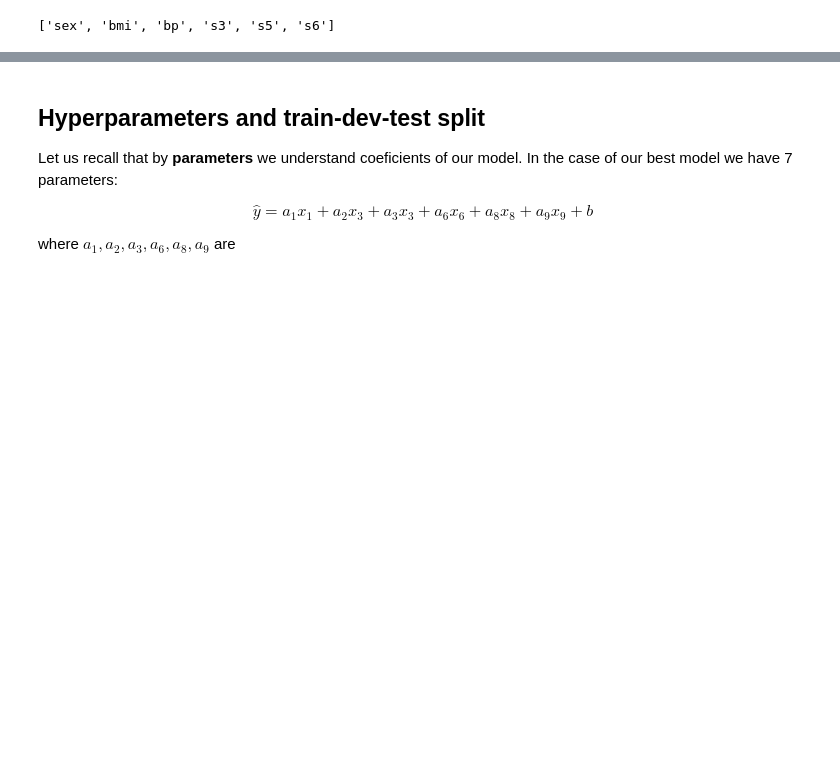
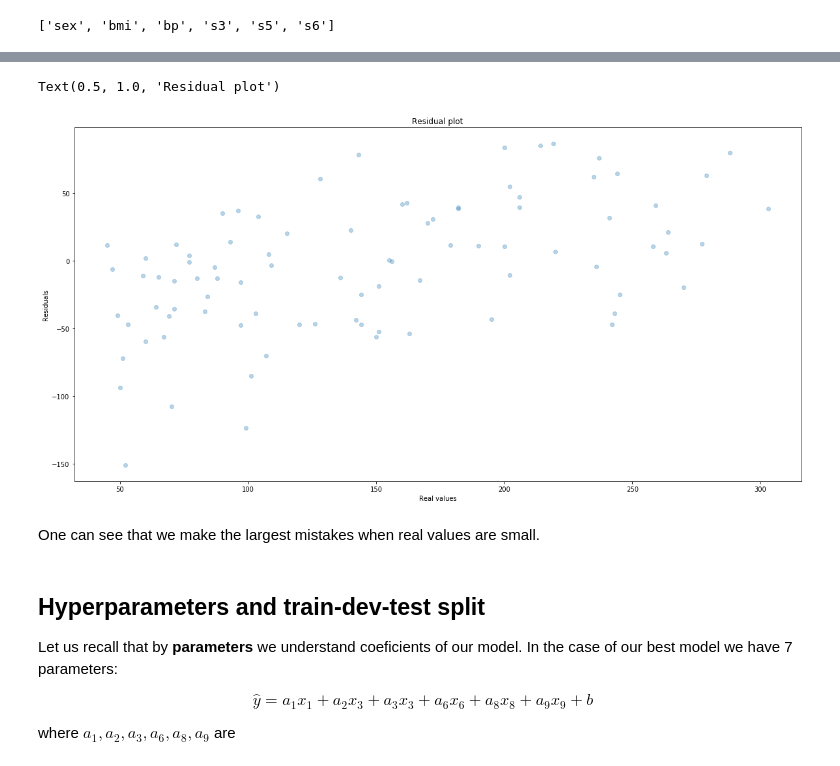
Before and after one commit to bartek-blog/bartek-blog.github.io, a Jupyter notebook: jupyter/2019-01-26-How-to-choose-best-model.ipynb, the cells around one changed output, grey strips where cells are left out. Drawn from its saved outputs; the diff is of its cells as text; code cells hidden in the pictures; blank space fills up the shorter version.

```diff
--- a/jupyter/2019-01-26-How-to-choose-best-model.ipynb
+++ b/jupyter/2019-01-26-How-to-choose-best-model.ipynb
@@ -221,3 +230,14 @@ array([-225.78647725,  533.21599131,  319.5160069 , -293.65810211,
+# %%
+
+plt.scatter(y_test, y_test-y_test_hat, alpha = 0.3)
+plt.xlabel("Real values")
+plt.ylabel("Residuals")
+plt.title("Residual plot")
+# %% [output]
+Text(0.5, 1.0, 'Residual plot')
+[figure, added]
+# %% [markdown]
+One can see that we make the largest mistakes when real values are small.
 # %% [markdown]
 ## Hyperparameters and train-dev-test split
 
```
Also changed, not shown: parts of 14 cells of this notebook, 36 other files.
